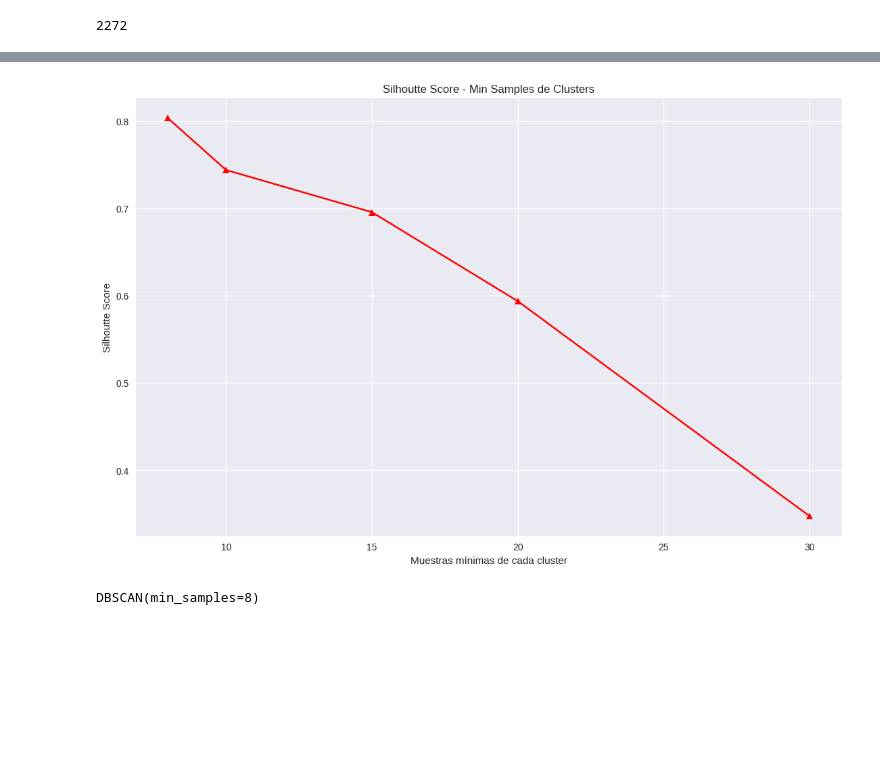
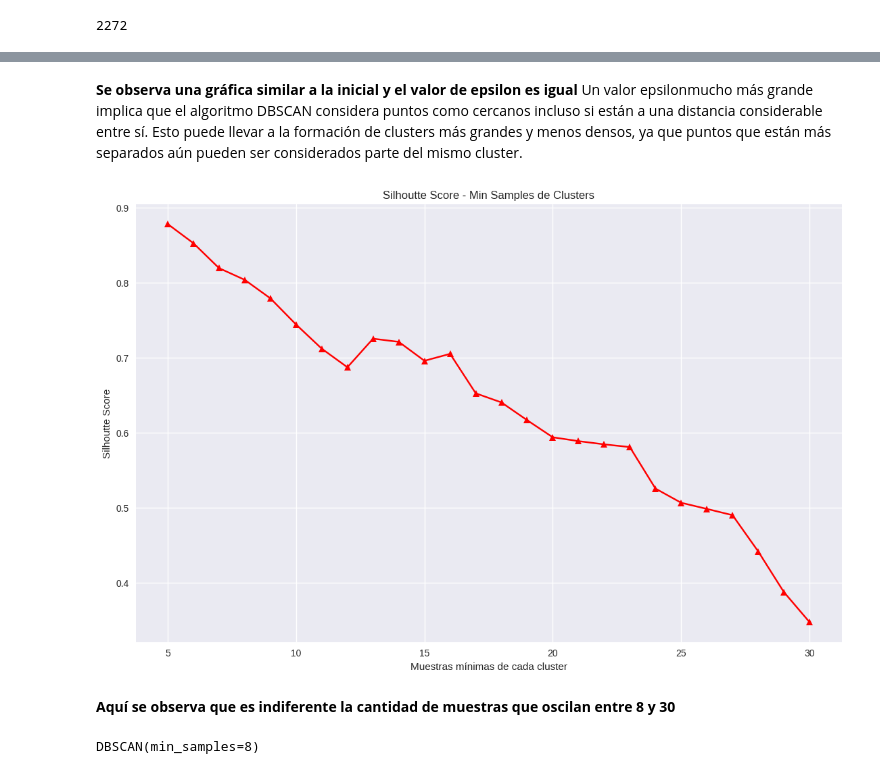
Before and after one commit to veronica1908/T2_APRENDIZAJE_NO_SUPERVISADO, a Jupyter notebook: APRENDIZAJE_NO_SUPERVISADO.ipynb, the cells around one changed output, grey strips where cells are left out. Cells and saved outputs as stored; diff of their text form; code cells hidden in the pictures; blank space fills up the shorter version.

```diff
--- a/APRENDIZAJE_NO_SUPERVISADO.ipynb
+++ b/APRENDIZAJE_NO_SUPERVISADO.ipynb
@@ -1930,13 +1930,13 @@ epsilon
 # --- Selección de hiperparámetros min_sample ---
 silhoutte_coefs = []
 
-for min_points in [8, 10, 15, 20, 30]:
-    model_d = DBSCAN(eps = epsilon, min_samples = min_points)
+for min_points in range(5, 31):
+    model_d = DBSCAN(eps=epsilon, min_samples=min_points)
     model_d.fit(BDD2_out)
     silhoutte_coefs.append(silhouette_score(BDD2_out, model_d.labels_))
 
-plt.figure(figsize = (12, 8))
-plt.plot([8, 10, 15, 20, 30], silhoutte_coefs, color = 'r', marker = '^')
+plt.figure(figsize=(12, 8))
+plt.plot(range(5, 31), silhoutte_coefs, color='r', marker='^')
 plt.xlabel('Muestras mínimas de cada cluster')
 plt.ylabel('Silhoutte Score')
 plt.title('Silhoutte Score - Min Samples de Clusters')
@@ -2024,18 +2026,23 @@ epsilon
+# %% [markdown]
+**Se observa una gráfica similar a la inicial y el valor de epsilon es igual**
+Un valor epsilonmucho más grande implica que el algoritmo DBSCAN considera puntos como cercanos incluso si están a una distancia considerable entre sí. Esto puede llevar a la formación de clusters más grandes y menos densos, ya que puntos que están más separados aún pueden ser considerados parte del mismo cluster.
 # %%
 # --- Selección de hiperparámetros min_sample ---
 silhoutte_coefs = []
 
-for min_points in [8, 10, 15, 20, 30]:
+for min_points in range(5, 31):
     model_d = DBSCAN(eps = epsilon, min_samples = min_points)
     model_d.fit(X_pca)
     silhoutte_coefs.append(silhouette_score(X_pca, model_d.labels_))
 
 plt.figure(figsize = (12, 8))
-plt.plot([8, 10, 15, 20, 30], silhoutte_coefs, color = 'r', marker = '^')
+plt.plot(range(5, 31), silhoutte_coefs, color='r', marker='^')
 plt.xlabel('Muestras mínimas de cada cluster')
 plt.ylabel('Silhoutte Score')
 plt.title('Silhoutte Score - Min Samples de Clusters')
 plt.show()
 # %% [output]
-[figure, old version]
+[figure, new version]
+# %% [markdown]
+**Aquí se observa que es indiferente la cantidad de muestras que oscilan entre 8 y 30**
 # %%
```
Also changed, not shown: parts of 24 cells of this notebook.
